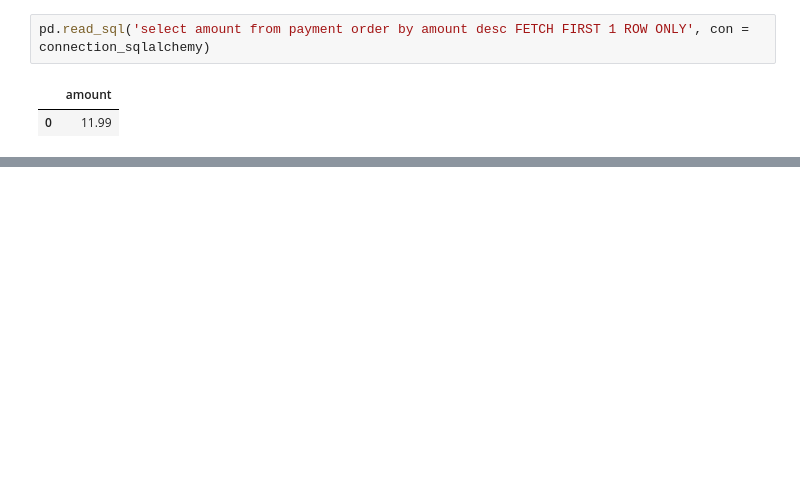
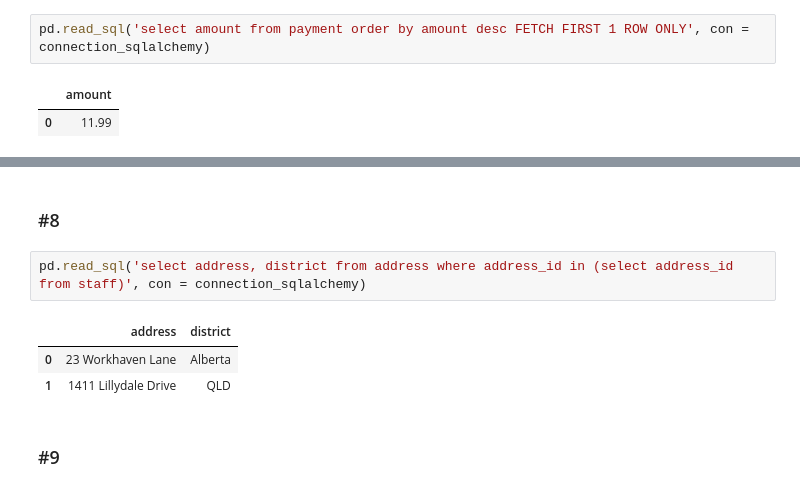
Before and after one commit to niziox/AiBD, a Jupyter notebook: lab_3/example_lab_edited.ipynb, the cells around one changed output, grey strips where cells are left out. Drawn from its saved outputs; the diff is of its cells as text; blank space fills up the shorter version.

```diff
--- a/lab_3/example_lab_edited.ipynb
+++ b/lab_3/example_lab_edited.ipynb
@@ -159,0 +187,10 @@ pd.read_sql('select amount from payment order by amount desc FETCH FIRST 1 ROW O
+# %% [markdown]
+### #8
+# %%
+pd.read_sql('select address, district from address where address_id in (select address_id from staff)', con = connection_sqlalchemy)
+# %% [output]
+|  | address | district |
+| 0 | 23 Workhaven Lane | Alberta |
+| 1 | 1411 Lillydale Drive | QLD |
+# %% [markdown]
+### #9
```
Also changed, not shown: parts of 23 cells of this notebook.
